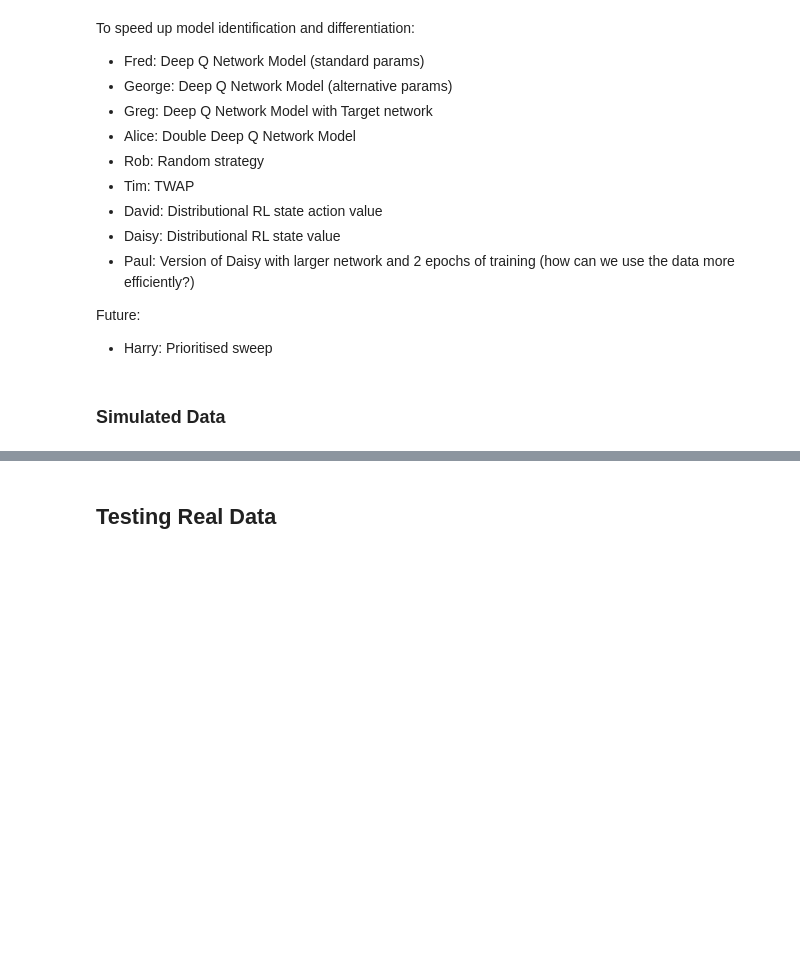
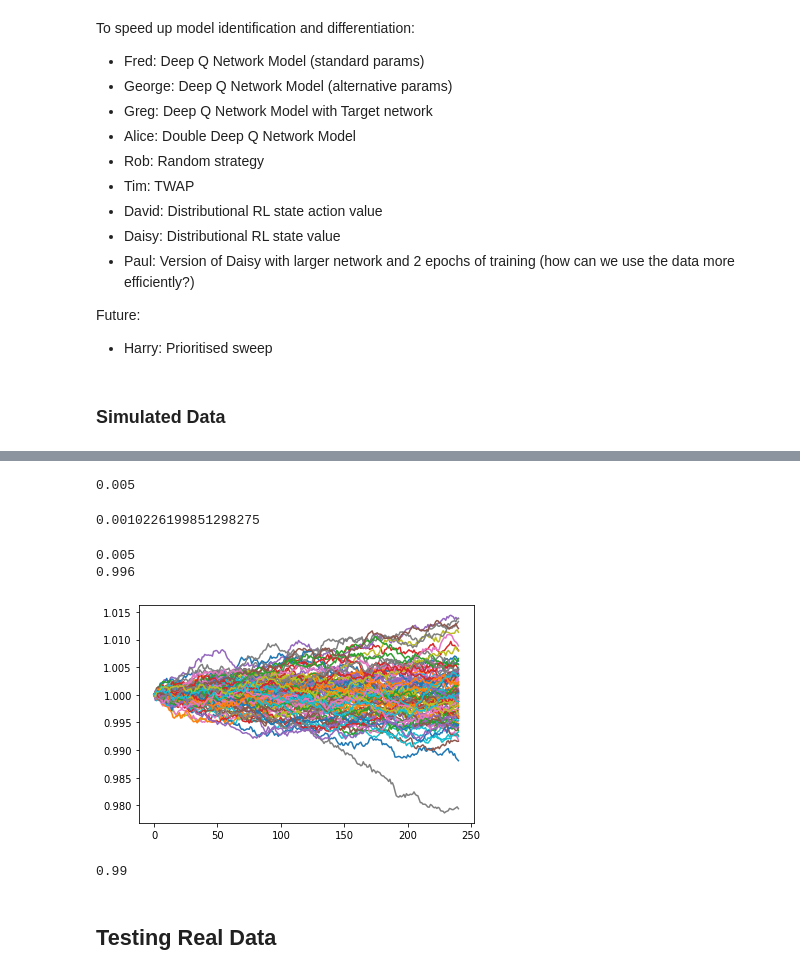
Before and after one commit to Geofffff/OptimalExecution, a Jupyter notebook: thesis_dev.ipynb, the cells around one changed output, grey strips where cells are left out. Saved outputs shown, nothing was run; the diff lists cells and outputs as text; code cells hidden in the pictures; blank space fills up the shorter version.

Commit message:
cluster tests

```diff
--- a/thesis_dev.ipynb
+++ b/thesis_dev.ipynb
@@ -124,3 +143,32 @@ requests_with_retry encountered retryable exception: ('Connection aborted.', OSE
+# %%
+print(0.1/20)
+import numpy as np
+0.08 / np.sqrt(255) / np.sqrt(24)
+# %% [output]
+0.005
+0.0010226199851298275
+# %%
+paper_vol = 8.3 * 10**(-4) / np.sqrt(24)
+paper_vol = 0.005
+print(paper_vol)
+print(0.996)
+bs_test = library.market_modelsM.bs_stock(1,0,vol=paper_vol,n_steps = 10)
+from matplotlib import pyplot as plt
+#bs_test = my_simulator.m.stock
+for i in range(100):
+    prices = [1]
+    for t in range(240):
+        prices.append(bs_test.generate_price(1/240))
+    plt.plot(range(241),prices)
+    bs_test.reset()
+# %% [output]
+0.005
+0.996
+[figure, added]
+# %%
+print(1-(1-0.999)*10)
+# %% [output]
+0.99
 # %% [markdown]
 ## Testing Real Data
 # %%
```
Also changed, not shown: parts of 3 cells of this notebook, 5 other files.
